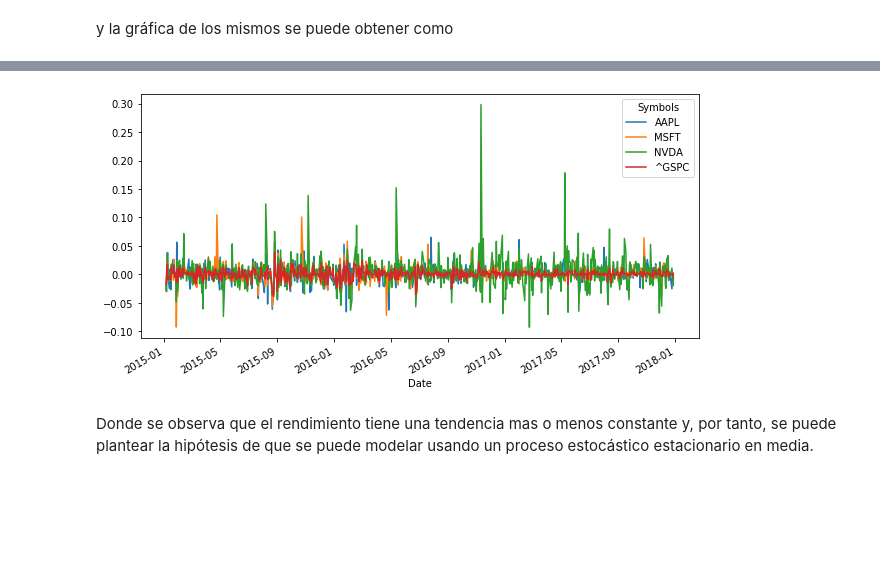
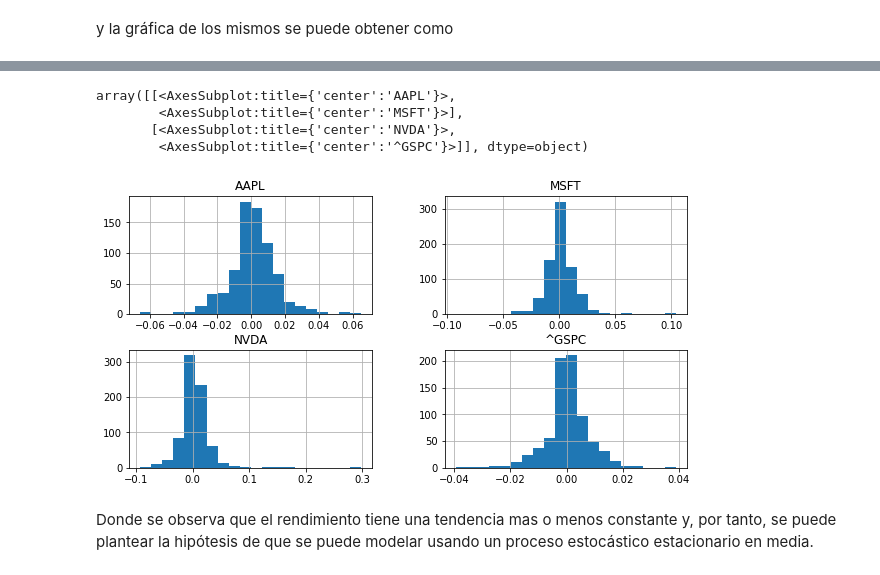
Before and after one commit to Miriam1999/SPF-2021-I, a Jupyter notebook: TEMA-3/Clase21_ContinuacionClase20.ipynb, the cells around one changed output, grey strips where cells are left out. Cells and saved outputs as stored; diff of their text form; code cells hidden in the pictures; blank space fills up the shorter version.

```diff
--- a/TEMA-3/Clase21_ContinuacionClase20.ipynb
+++ b/TEMA-3/Clase21_ContinuacionClase20.ipynb
@@ -79,6 +96,7 @@ closes
 Ya está implementada la fórmula para obtener cambios porcentuales
 # %%
 # Comparar los resultados con la función pct_change
+Rall1 = closes.pct_change(1)
 Rall1
 # %% [output]
 | Symbols | AAPL | MSFT | NVDA | ^GSPC |
@@ -100,7 +123,12 @@ y la gráfica de los mismos se puede obtener como
 # %%
 # Graficar los rendimientos simples
+Rall1.hist(bins=20, figsize=(10,5))
 # %% [output]
+array([[<AxesSubplot:title={'center':'AAPL'}>,
+        <AxesSubplot:title={'center':'MSFT'}>],
+       [<AxesSubplot:title={'center':'NVDA'}>,
+        <AxesSubplot:title={'center':'^GSPC'}>]], dtype=object)
-[figure, old version]
+[figure, new version]
 # %% [markdown]
 Donde se observa que el rendimiento tiene una tendencia mas o menos constante y, por tanto, se puede plantear la hipótesis de que se puede modelar usando un proceso estocástico estacionario en media.
 # %% [markdown]
```
Also changed, not shown: parts of 11 cells of this notebook, 1 other file.
